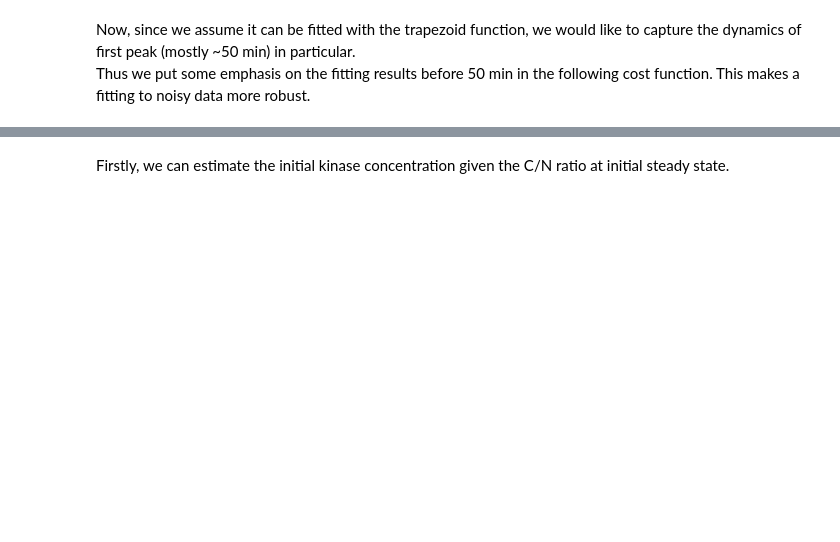
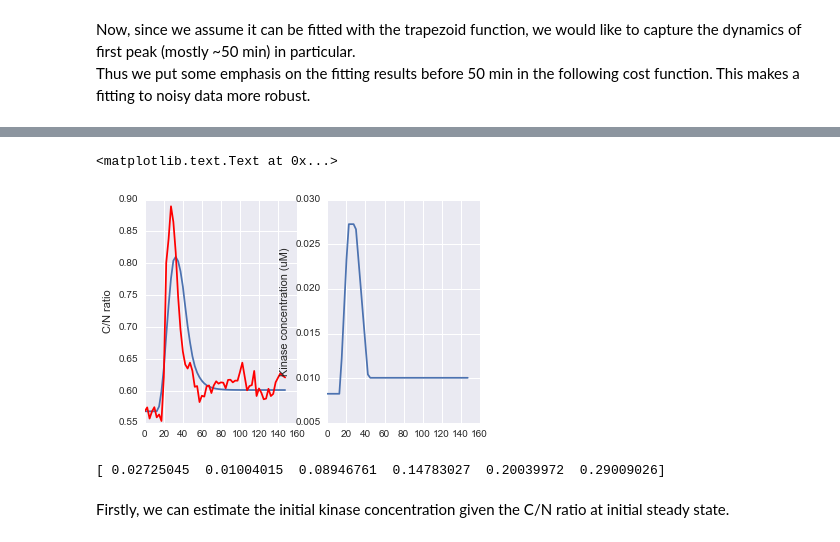
Before and after one commit to macklin/covertrace, a Jupyter notebook: doc/jupyter_examples/KTRProtocol.ipynb, the cells around one changed output, grey strips where cells are left out. Cells and saved outputs as stored; diff of their text form; code cells hidden in the pictures; blank space fills up the shorter version.

```diff
--- a/doc/jupyter_examples/KTRProtocol.ipynb
+++ b/doc/jupyter_examples/KTRProtocol.ipynb
@@ -476,0 +518,51 @@ plt.xlabel('Time (min)')
+# %%
+# Set the corrected import and export rate constants for this cell to the param_set.
+param_set['k_iu'] = k_iu_sc[cell_id]
+param_set['k_ip'] = k_ip_sc[cell_id]
+param_set['k_eu'] = k_eu_sc[cell_id]
+param_set['k_ep'] = k_ep_sc[cell_id]
+kin_ini = estim_steady_state_kinase(single_rcn[0], param_set, bnd_max=KIN_MAX)
+kin_ini2 = estim_steady_state_kinase(c2, param_set, bnd_max=KIN_MAX)
+kin_ini3 = estim_steady_state_kinase(c3, param_set, bnd_max=KIN_MAX)
+# %%
+func = lambda x: ((rcn_dynamics_ode(x, time, param_set, kin_ini) - single_rcn)**2).sum()
+# %%
+tbuf = 0.05
+t1 = 18/150
+t2=24/150
+t3=35/150
+t4=45/150
+cons = ({'type': 'ineq', 'fun': lambda x: x[0]},
+        {'type': 'ineq', 'fun': lambda x: x[1]},
+        {'type': 'ineq', 'fun': lambda x: 1. - x[0]},  # upper limit of active JNK is 1 uM.
+        {'type': 'ineq', 'fun': lambda x: 1. - x[1]},  # upper limit of active JNK is 1 uM.
+        {'type': 'ineq', 'fun': lambda x: x[0]-x[1]},
+        {'type': 'ineq', 'fun': lambda x: x[3] - x[2] - tbuf},
+        {'type': 'ineq', 'fun': lambda x: x[4] - x[3] - tbuf},
+        {'type': 'ineq', 'fun': lambda x: x[5] - x[4] - tbuf},
+        {'type': 'ineq', 'fun': lambda x: t1-x[2]},
+        {'type': 'ineq', 'fun': lambda x: t2-x[3]},
+        {'type': 'ineq', 'fun': lambda x: t3-x[4]},
+        {'type': 'ineq', 'fun': lambda x: t4-x[5]})
+bnds = ((0, None), (0, None), (0, t1), (0, t2), (0, t3), (0, t4))
+ret = minimize(func, x0=(kin_ini3*2, kin_ini3, t1, t2, t3, t4), bounds=bnds, constraints=cons, method='COBYLA')
+# ret = basinhopping(func, x0=(kin_ini*3, kin_ini*2, t1, t2, t3, t4))
+# %%
+ax1 = plt.subplot(1,2,1)
+h1 = plt.plot(time, rcn_dynamics_ode(ret.x, time, param_set, kin_ini))
+plt.hold(True)
+h2 = plt.plot(time, single_rcn, 'r')
+ax1.set_ylabel('C/N ratio')
+
+ax2 = plt.subplot(1,2,2)
+fin=time[-1]
+kin_ts = np.interp(time, [fin*ret.x[2], fin*ret.x[3], fin*ret.x[4], fin*ret.x[5], time[-1]], [kin_ini, ret.x[0], ret.x[0], ret.x[1], ret.x[1]])
+plt.plot(time, kin_ts)
+ax2.set_ylabel('Kinase concentration (uM)')
+# %% [output]
+<matplotlib.text.Text at 0x...>
+[figure, added]
+# %%
+print ret.x
+# %% [output]
+[ 0.02725045  0.01004015  0.08946761  0.14783027  0.20039972  0.29009026]
```
Also changed, not shown: parts of 31 cells of this notebook.
